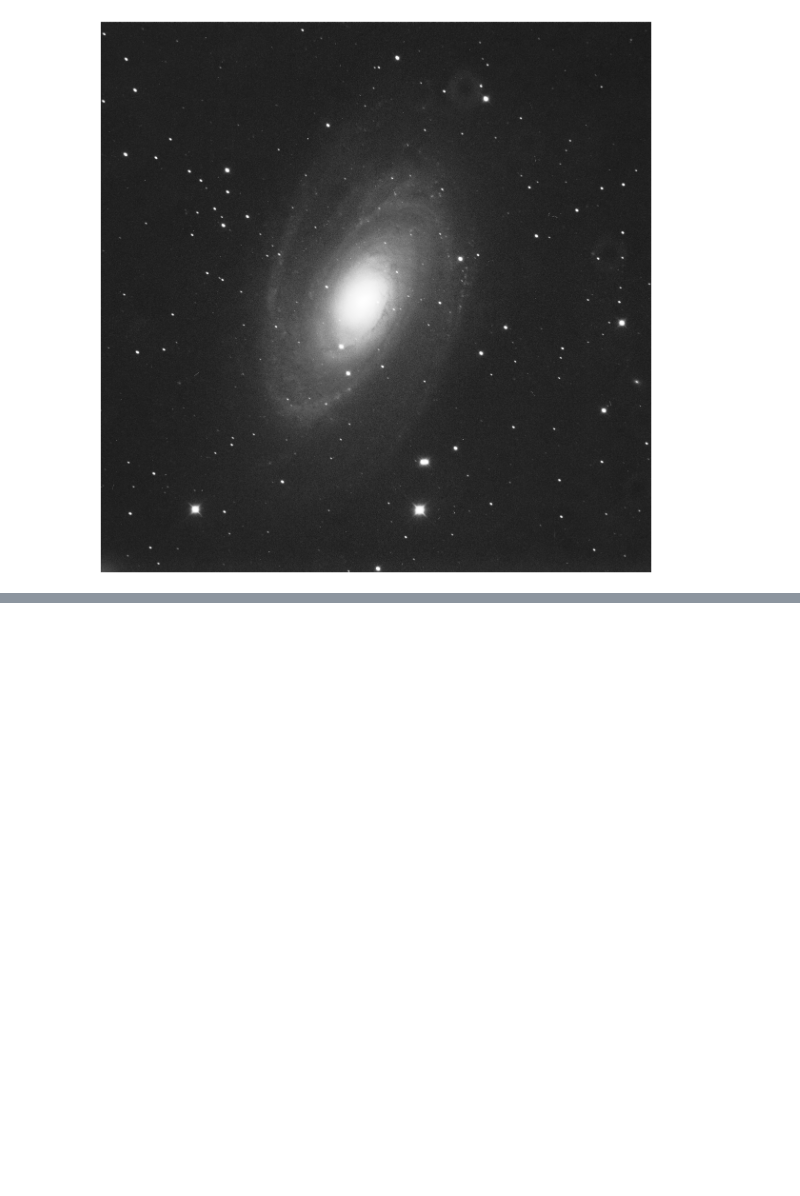
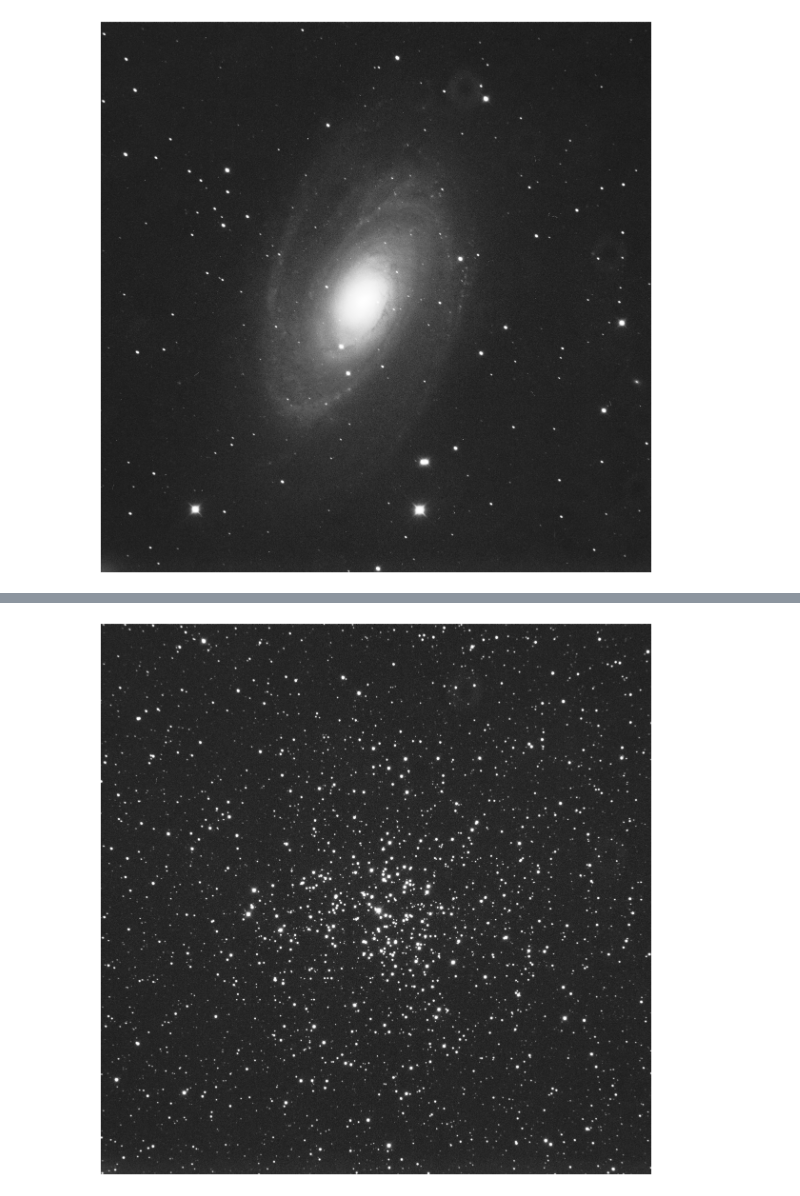
Before and after one commit to zangston/ASTR-3130, a Jupyter notebook: Lab 3/Image Reduction Example/calibration.ipynb, the cells around one changed output, grey strips where cells are left out. Saved outputs shown, nothing was run; the diff lists cells and outputs as text; code cells hidden in the pictures; blank space fills up the shorter version.

```diff
--- a/Lab 3/Image Reduction Example/calibration.ipynb
+++ b/Lab 3/Image Reduction Example/calibration.ipynb
@@ -318,3 +323,14 @@ plt.show()
 # %%
 # image, hdr= fits.getdata("./calibrated/Test_M81.fit",header=True)
 # fits.writeto("M81_300s_stretched.fits",img_stretched,header=hdr)
+# %%
+img_m37 = CCDData.read("./calibrated/M37_60sec.fit").data / 65535.0
+img_stretched_m37 = midtone_transformation(img_m37, bg=0.2)
+# Contrast enhancement
+for i in range(2):
+    img_stretched_m37 = scurveRNC01(img_stretched_m37)
+plt.figure(figsize=(15, 15))
+plt.imshow(img_stretched_m37, cmap='Greys_r')
+plt.axis('off')
+plt.show()
+# %% [output]
@@ -320,0 +338 @@ plt.show()
+[figure, added]
```
Also changed, not shown: parts of 4 cells of this notebook.
